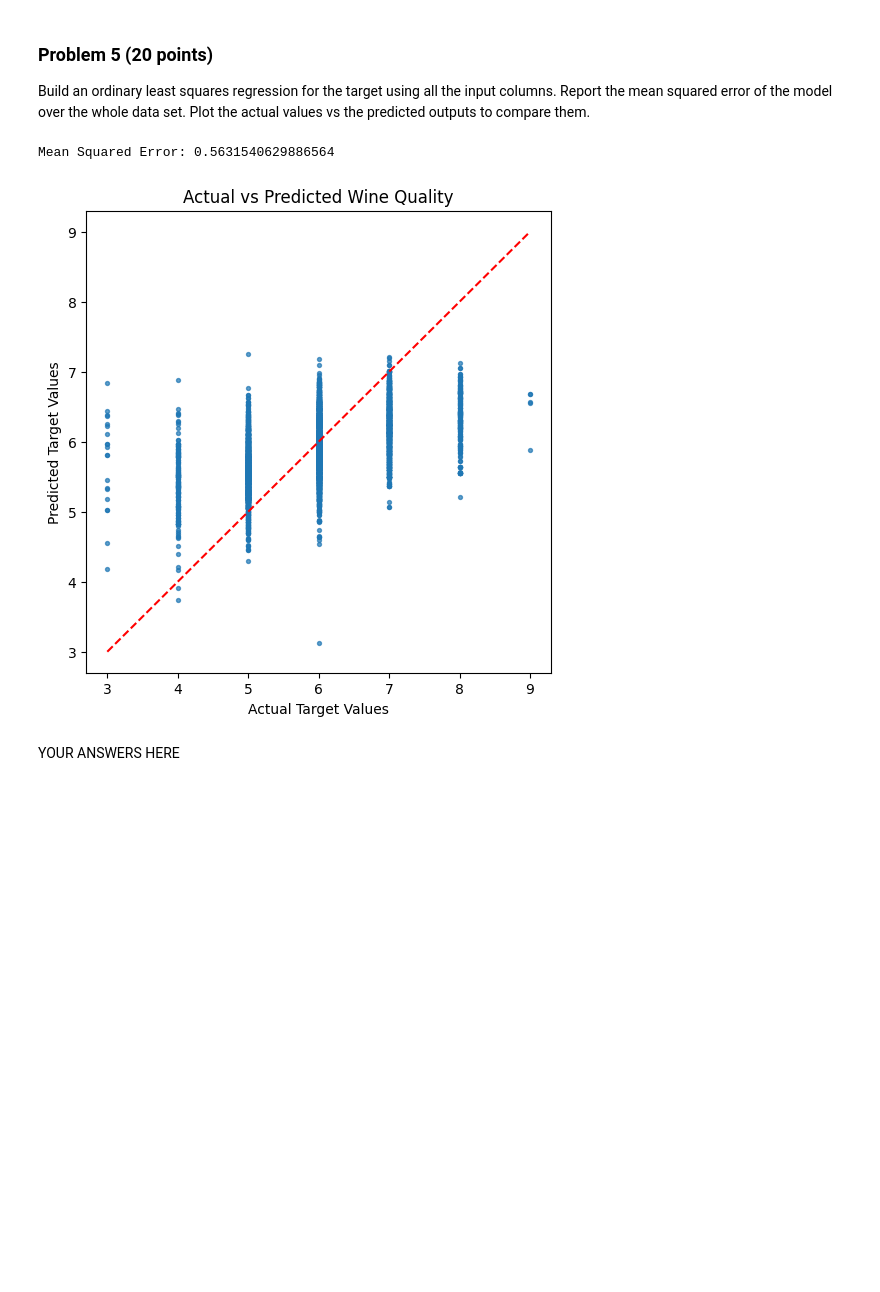
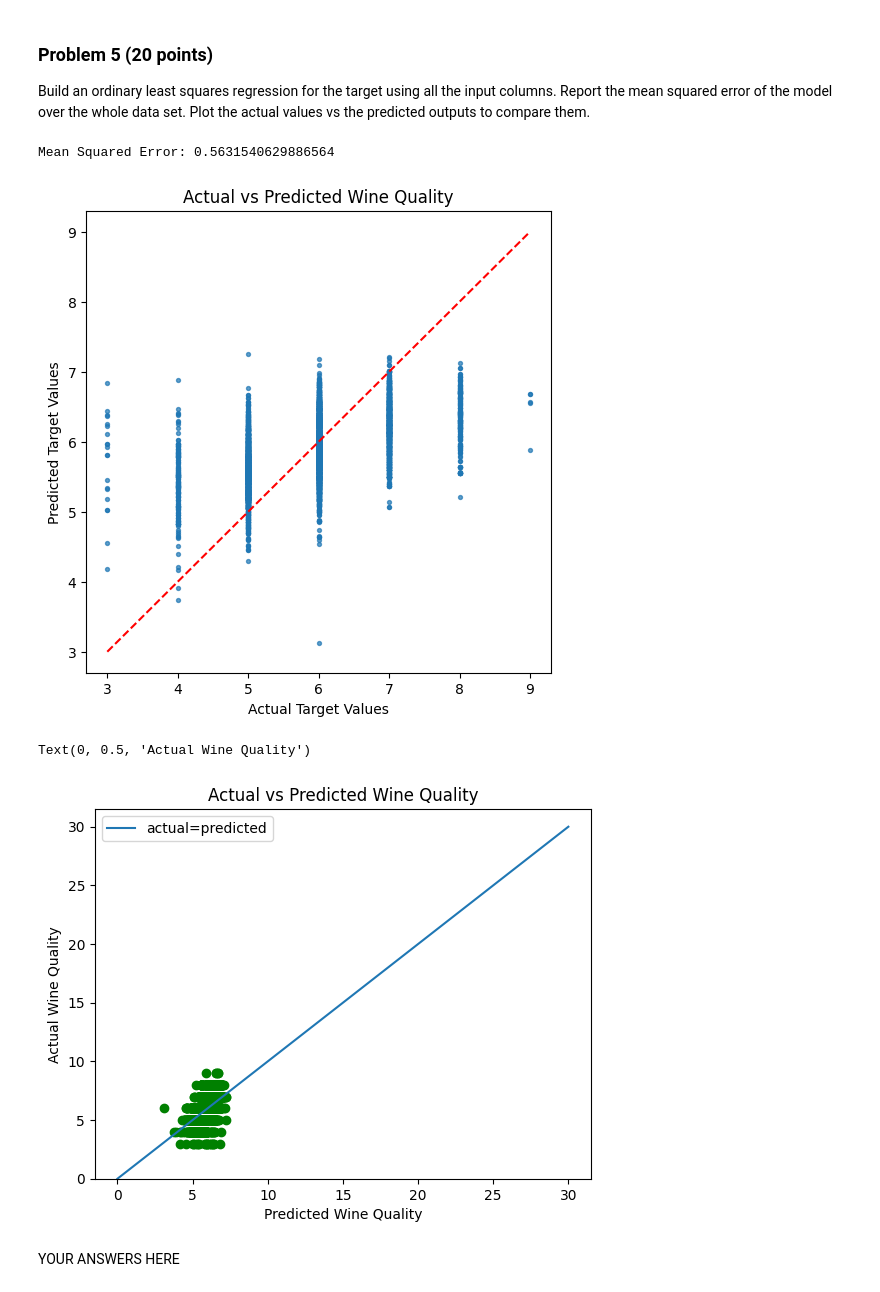
Before and after one commit to JCameronH/dx601-final-project, a Jupyter notebook: project.ipynb, the cells around one changed output. Drawn from its saved outputs; the diff is of its cells as text; code cells hidden in the pictures; blank space fills up the shorter version.

```diff
--- a/project.ipynb
+++ b/project.ipynb
@@ -218,33 +218,42 @@ Plot the actual values vs the predicted outputs to compare them.
 X = df.drop(columns=["target"])
 y = df["target"]
 
 #Linear regression model
 model = sklearn.linear_model.LinearRegression()
 model.fit(X, y)
 
 #Predict on same dataset
 y_pred = model.predict(X)
 
 #mean squared error
 mse = np.mean((y - y_pred) ** 2)
 print("Mean Squared Error:", mse)
 
 # Plot actual vs predicted
 plt.figure(figsize=(6,6))
 plt.scatter(y, y_pred, s=8, alpha=0.7)
 plt.xlabel("Actual Target Values")
 plt.ylabel("Predicted Target Values")
 plt.title("Actual vs Predicted Wine Quality")
 plt.plot([y.min(), y.max()], [y.min(), y.max()], "r--")
 plt.show()
 
+plt.plot([0,30], [0,30], label ="actual=predicted")
+plt.scatter(y_pred, y, color = "green")
+plt.gca().set_ylim(0)
+plt.legend()
+plt.title("Actual vs Predicted Wine Quality")
+plt.xlabel("Predicted Wine Quality")
+plt.ylabel("Actual Wine Quality")
 #The mean squared error of 0.563 suggests that the linear model does capture some underlying trend in the data (since its only off by roughly half a prediction value, with the prediction values ranging 3 to 9).
 #However, the predictions remain noisy. This aligns with the actual vs. predicted scatter plot, which shows broad vertical lines around each target value and indicates only limited linear dependency between the features(x values) and wine quality(y value/target).
 #This question did not ask for r2, however, I would assume its very low (well below 70%). This would indicate that the Xvalues do not do a good job of explaining the relationship of wine quality (y value)
 #I am questioning the use of a regression model with the target variable more so categorical between the values of 3 and 9. I beleive this is what is causign the vertical lines on the actual vs predicted plot. This isn't technically a forever/continous variable rating scale for Y with values between 3 and 9.
 # %% [output]
 Mean Squared Error: 0.5631540629886564
 [figure]
+Text(0, 0.5, 'Actual Wine Quality')
+[figure, added]
 # %% [markdown]
 YOUR ANSWERS HERE
 # %% [markdown]
```
Also changed, not shown: parts of 2 cells of this notebook.
